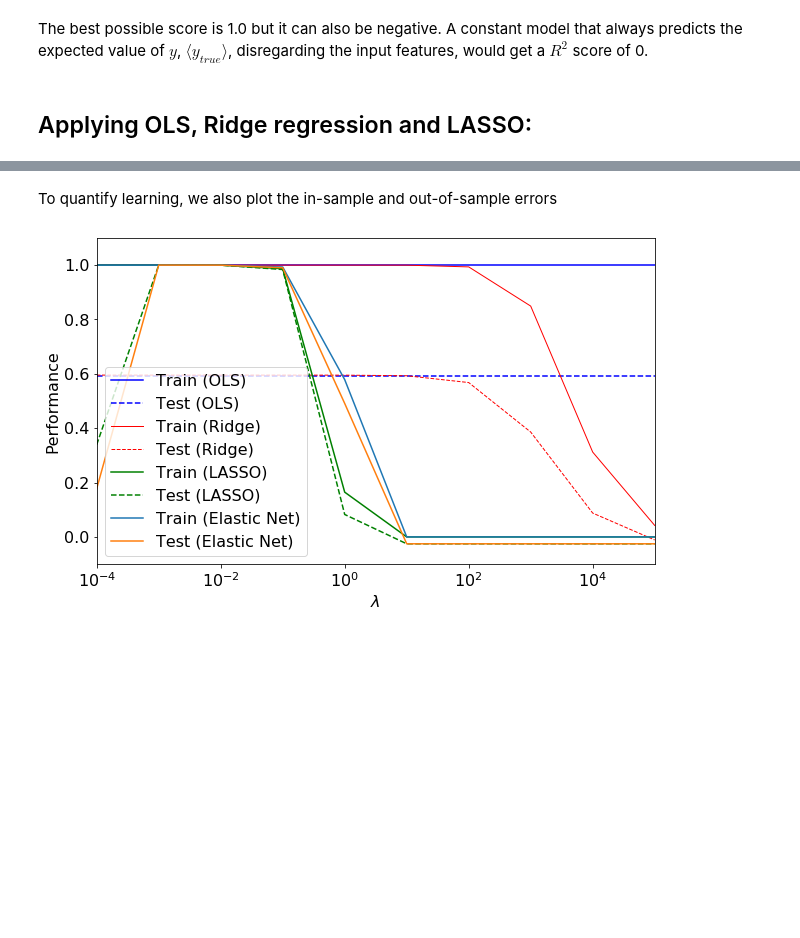
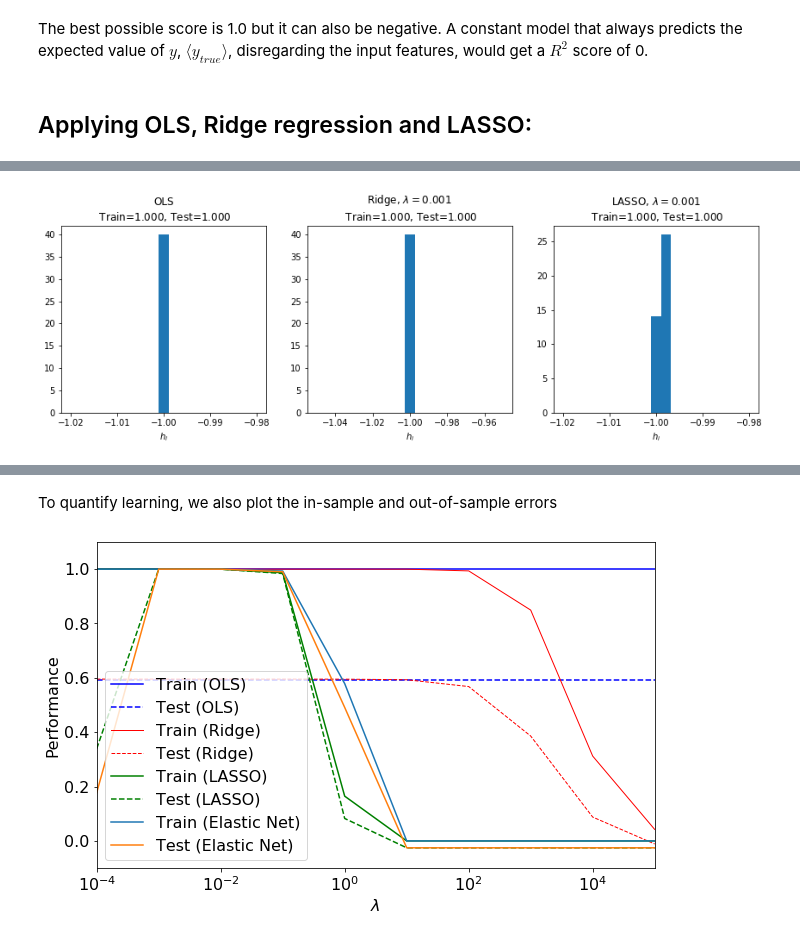
Before and after one commit to alpakpinar/PY891_ML, a Jupyter notebook: JupyterNotebooks/NB4_CVI-linreg_ising.ipynb, the cells around one changed output, grey strips where cells are left out. Cells and saved outputs as stored; diff of their text form; code cells hidden in the pictures; blank space fills up the shorter version.

Commit message:
Exercise 2 done for NB4

```diff
--- a/JupyterNotebooks/NB4_CVI-linreg_ising.ipynb
+++ b/JupyterNotebooks/NB4_CVI-linreg_ising.ipynb
@@ -38,13 +38,13 @@ import warnings
 # Comment this to turn on warnings
 warnings.filterwarnings('ignore')
 
-### define Ising model aprams
+### define Ising model params
 # system size
 L=40
 
 # create 10000 random Ising states
 states=np.random.choice([-1, 1], size=(10000,L))
-print(states)
+
 def ising_energies(states):
     """
     This function calculates the energies of the states in the nn Ising Hamiltonian
@@ -59,16 +59,17 @@ def ising_energies(states):
 
     return E
 
-def ising_energies_linear(states):
+def ising_energies_new(states):
     """
-    Calculate the energies of the states in the new linear Hamiltonian.
+    Calculate the energies of the states in the new Hamiltonian (defined in Exercise 2).
     """
     L = states.shape[1]
     J = np.ones(L)*(-1)
 
     # compute energies
-    # ...
+    E = np.einsum('j,ij',J,states)
 
+    return E
 
 # calculate Ising energies
 energies=ising_energies(states)
@@ -124,0 +114,8 @@ print(Data)
+# %%
+# create 10000 random Ising states
+states=np.random.choice([-1, 1], size=(10000,L))
+# calculate energies for new Hamiltonian
+new_energies = ising_energies_new(states)
+
+Data = [states, new_energies]
+print(Data)
@@ -253,0 +280,76 @@ plt.show()
+# %%
+# Applying OLS, Ridge and LASSO to new model (Exercise 2)
+
+from sklearn import linear_model
+import matplotlib.pyplot as plt
+from mpl_toolkits.axes_grid1 import make_axes_locatable
+import seaborn
+%matplotlib inline
+
+# set up Lasso and Ridge Regression models
+leastsq = linear_model.LinearRegression()
+ridge = linear_model.Ridge()
+lasso = linear_model.Lasso()
+net = linear_model.ElasticNet()
+
+# define error lists
+train_errors_leastsq = []
+test_errors_leastsq = []
+
+train_errors_ridge = []
+test_errors_ridge = []
+
+train_errors_lasso = []
+test_errors_lasso = []
+
+train_errors_elasticnet = []
+test_errors_elasticnet = []
+
+# set regularisation strength values
+lmbdas = np.logspace(-3, 2, 6)
+
+#Initialize coeffficients for ridge regression and Lasso
+coefs_leastsq = []
+coefs_ridge = []
+coefs_lasso = []
+coefs_elasticnet = []
+
+for lmbda in lmbdas:
+    # OLS Regression
+    leastsq.fit(X_train, Y_train)
+    coefs_leastsq.append(leastsq.coef_)
+    train_errors_leastsq.append(leastsq.score(X_train, Y_train))
+    test_errors_leastsq.append(leastsq.score(X_test, Y_test))
+
+    # Ridge Regression
+    ridge.set_params(alpha=lmbda)
+    ridge.fit(X_train, Y_train)
+    coefs_ridge.append(ridge.coef_)
+    train_errors_ridge.append(ridge.score(X_train, Y_train))
+    test_errors_ridge.append(ridge.score(X_test, Y_test))
+
+    # LASSO Regression
+    lasso.set_params(alpha=lmbda)
+    lasso.fit(X_train, Y_train)
+    coefs_lasso.append(lasso.coef_)
+    train_errors_lasso.append(lasso.score(X_train, Y_train))
+    test_errors_lasso.append(lasso.score(X_test, Y_test))
+
+    # Plot the results
+    fig, axarr = plt.subplots(nrows=1, ncols=3)
+
+    axarr[0].hist(leastsq.coef_, bins=np.linspace(-1.02,-0.98,20))
+    axarr[0].set_title('OLS\n Train=$%.3f$, Test=$%.3f$' % (train_errors_leastsq[-1], test_errors_leastsq[-1]))
+    axarr[0].set_xlabel('$h_i$')
+
+    axarr[1].hist(ridge.coef_, bins=np.linspace(-1.05,-0.95,20))
+    axarr[1].set_title('Ridge, $\lambda=%.3f$\n Train=$%.3f$, Test=$%.3f$' % (lmbda, train_errors_ridge[-1], test_errors_ridge[-1]))
+    axarr[1].set_xlabel('$h_i$')
+
+    axarr[2].hist(lasso.coef_, bins=np.linspace(-1.02,-0.98,20))
+    axarr[2].set_title('LASSO, $\lambda=%.3f$\n Train=$%.3f$, Test=$%.3f$' % (lmbda, train_errors_lasso[-1], test_errors_lasso[-1]))
+    axarr[2].set_xlabel('$h_i$')
+
+    fig.subplots_adjust(right=2.0)
+# %% [output]
+[figure, added]
```
Also changed, not shown: parts of 10 cells of this notebook, 7 other files.
